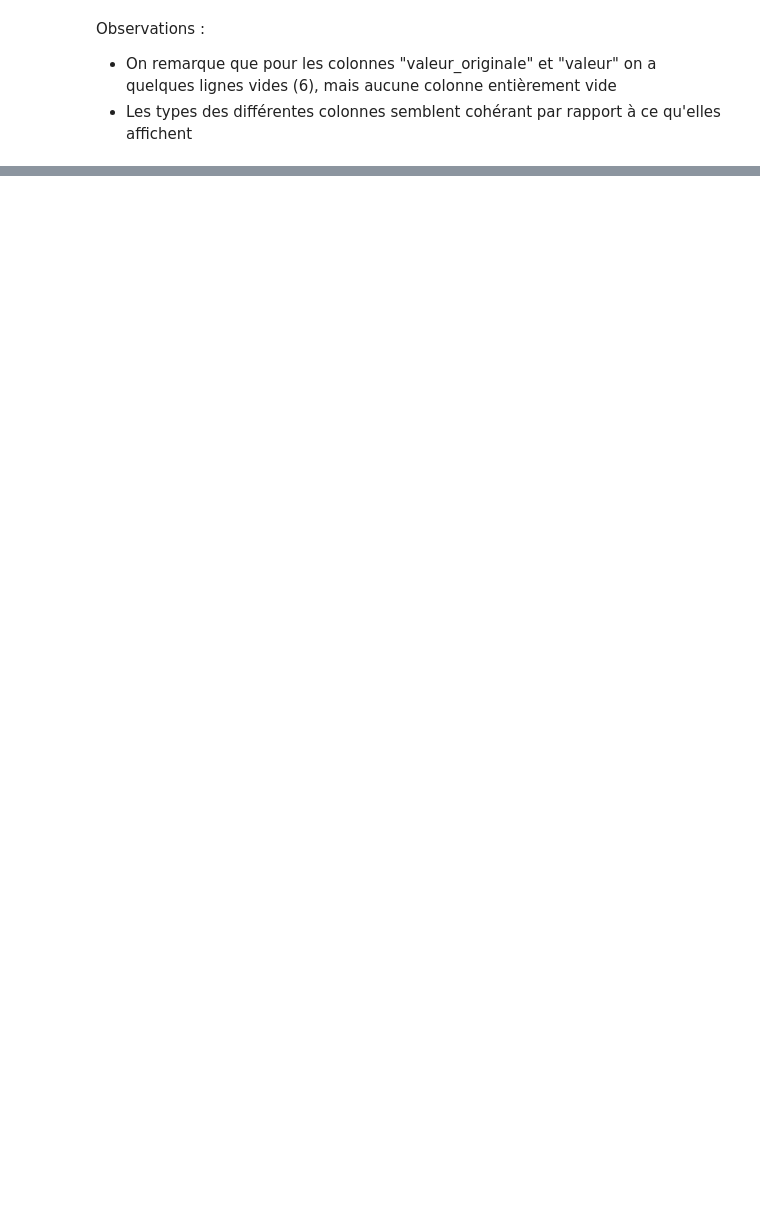
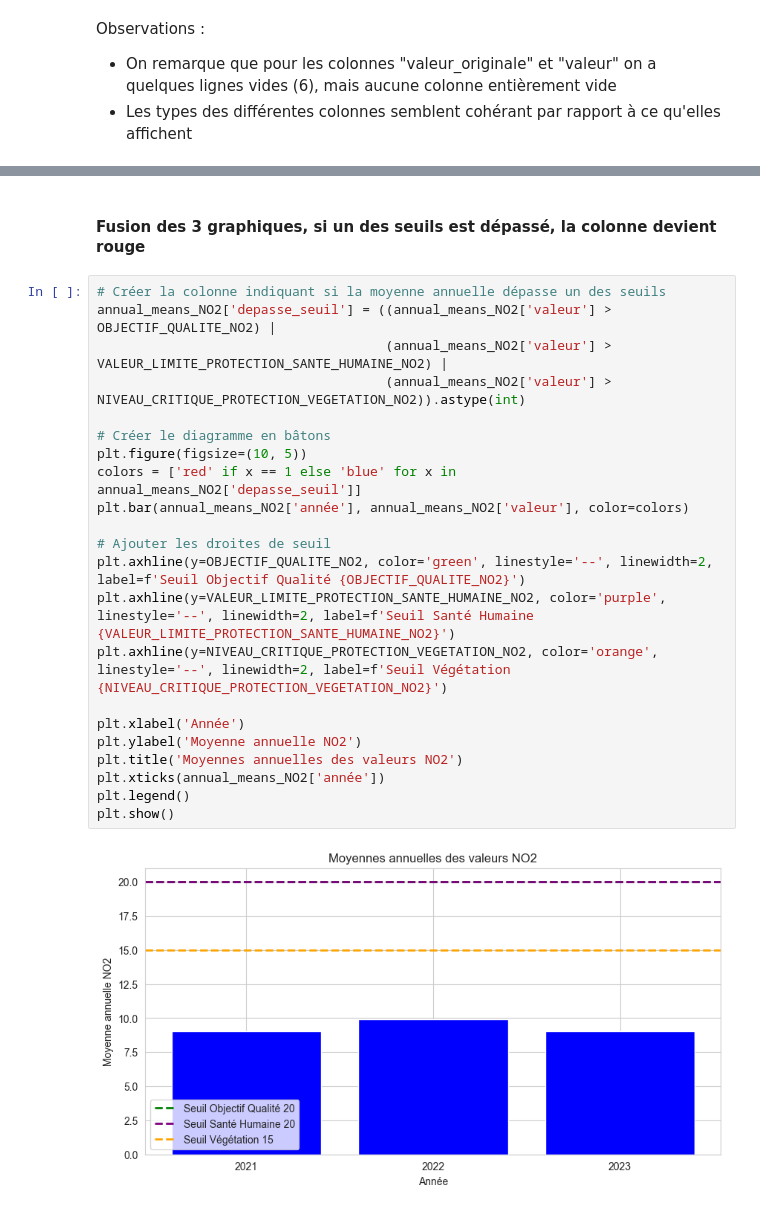
Before and after one commit to K4nen/AirPL, a Jupyter notebook: NO2.ipynb, the cells around one changed output, grey strips where cells are left out. Cells and saved outputs as stored; diff of their text form; blank space fills up the shorter version.

```diff
--- a/NO2.ipynb
+++ b/NO2.ipynb
@@ -130,0 +395,26 @@ Observations :
+# %% [markdown]
+#### Fusion des 3 graphiques, si un des seuils est dépassé, la colonne devient rouge
+# %%
+# Créer la colonne indiquant si la moyenne annuelle dépasse un des seuils
+annual_means_NO2['depasse_seuil'] = ((annual_means_NO2['valeur'] > OBJECTIF_QUALITE_NO2) |
+                                     (annual_means_NO2['valeur'] > VALEUR_LIMITE_PROTECTION_SANTE_HUMAINE_NO2) |
+                                     (annual_means_NO2['valeur'] > NIVEAU_CRITIQUE_PROTECTION_VEGETATION_NO2)).astype(int)
+
+# Créer le diagramme en bâtons
+plt.figure(figsize=(10, 5))
+colors = ['red' if x == 1 else 'blue' for x in annual_means_NO2['depasse_seuil']]
+plt.bar(annual_means_NO2['année'], annual_means_NO2['valeur'], color=colors)
+
+# Ajouter les droites de seuil
+plt.axhline(y=OBJECTIF_QUALITE_NO2, color='green', linestyle='--', linewidth=2, label=f'Seuil Objectif Qualité {OBJECTIF_QUALITE_NO2}')
+plt.axhline(y=VALEUR_LIMITE_PROTECTION_SANTE_HUMAINE_NO2, color='purple', linestyle='--', linewidth=2, label=f'Seuil Santé Humaine {VALEUR_LIMITE_PROTECTION_SANTE_HUMAINE_NO2}')
+plt.axhline(y=NIVEAU_CRITIQUE_PROTECTION_VEGETATION_NO2, color='orange', linestyle='--', linewidth=2, label=f'Seuil Végétation {NIVEAU_CRITIQUE_PROTECTION_VEGETATION_NO2}')
+
+plt.xlabel('Année')
+plt.ylabel('Moyenne annuelle NO2')
+plt.title('Moyennes annuelles des valeurs NO2')
+plt.xticks(annual_means_NO2['année'])
+plt.legend()
+plt.show()
+# %% [output]
+[figure, added]
```
Also changed, not shown: parts of 34 cells of this notebook, 4 other files.
